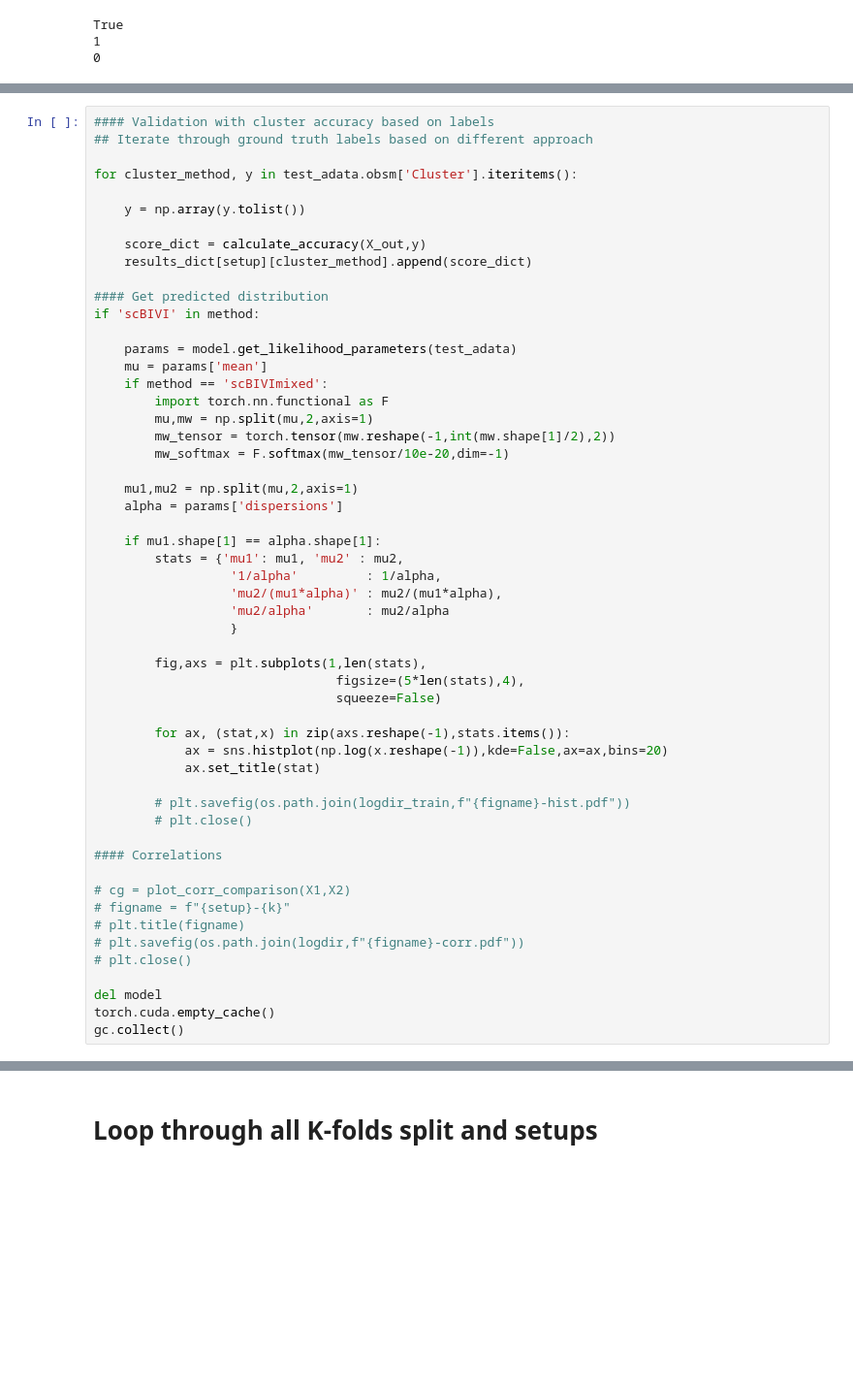
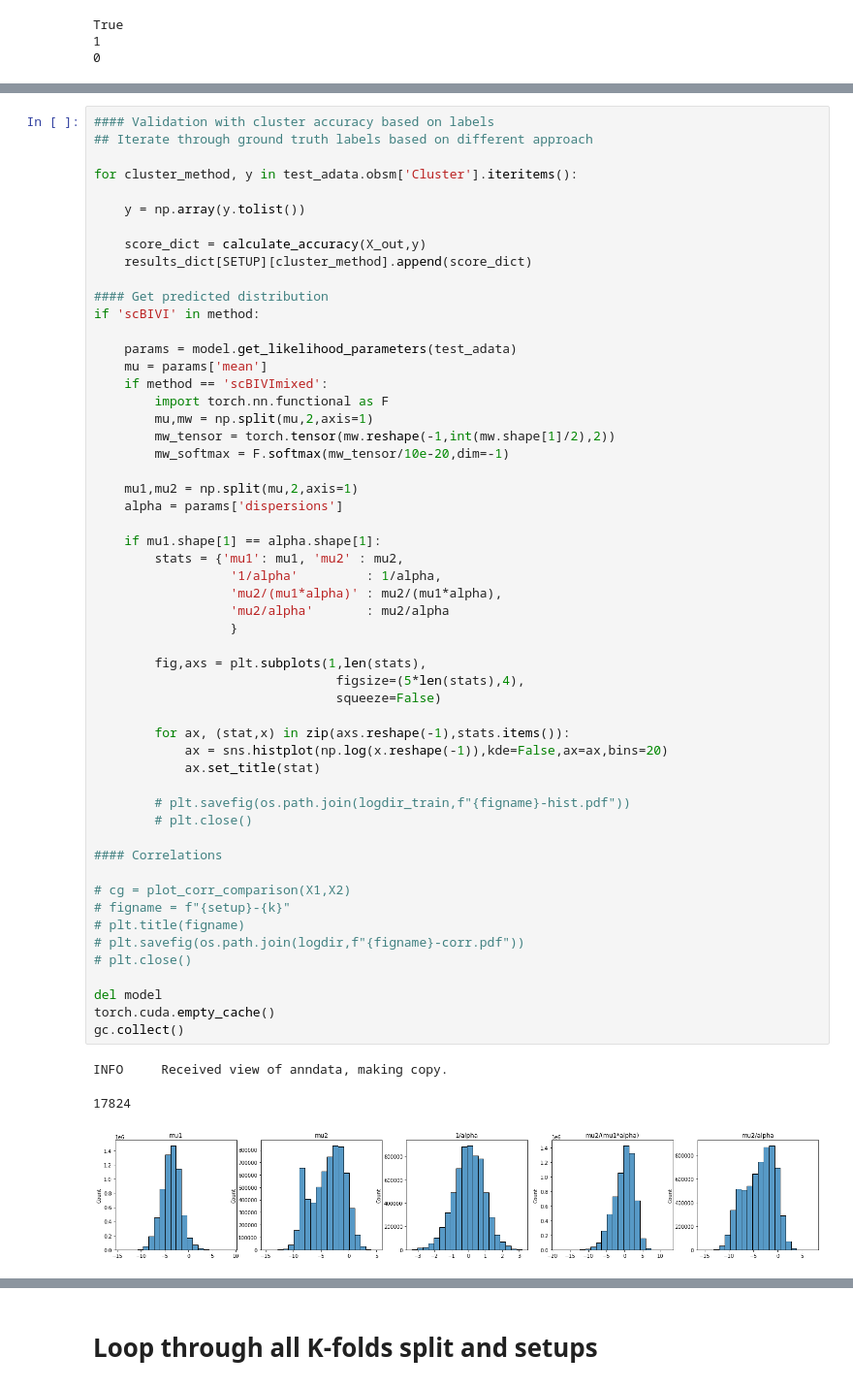
Before and after one commit to pachterlab/CGCCP_2023, a Jupyter notebook: test_colab_ipynb.ipynb, the cells around one changed output, grey strips where cells are left out. Shown at 97% size. Cells and saved outputs as stored; diff of their text form; blank space fills up the shorter version.

```diff
--- a/test_colab_ipynb.ipynb
+++ b/test_colab_ipynb.ipynb
@@ -480,7 +593,7 @@ for cluster_method, y in test_adata.obsm['Cluster'].iteritems():
     y = np.array(y.tolist())
 
     score_dict = calculate_accuracy(X_out,y)
-    results_dict[setup][cluster_method].append(score_dict)
+    results_dict[SETUP][cluster_method].append(score_dict)
 
 #### Get predicted distribution
 if 'scBIVI' in method:
@@ -498,30 +611,34 @@ if 'scBIVI' in method:
 
     if mu1.shape[1] == alpha.shape[1]:
         stats = {'mu1': mu1, 'mu2' : mu2,
                   '1/alpha'         : 1/alpha,
                   'mu2/(mu1*alpha)' : mu2/(mu1*alpha),
                   'mu2/alpha'       : mu2/alpha
                   }
 
         fig,axs = plt.subplots(1,len(stats),
                                 figsize=(5*len(stats),4),
                                 squeeze=False)
 
         for ax, (stat,x) in zip(axs.reshape(-1),stats.items()):
             ax = sns.histplot(np.log(x.reshape(-1)),kde=False,ax=ax,bins=20)
             ax.set_title(stat)
 
         # plt.savefig(os.path.join(logdir_train,f"{figname}-hist.pdf"))
         # plt.close()
 
 #### Correlations
 
 # cg = plot_corr_comparison(X1,X2)
 # figname = f"{setup}-{k}"
 # plt.title(figname)
 # plt.savefig(os.path.join(logdir,f"{figname}-corr.pdf"))
 # plt.close()
 
 del model
 torch.cuda.empty_cache()
 gc.collect()
+# %% [output]
+INFO     Received view of anndata, making copy.
+17824
+[figure, added]
```
Also changed, not shown: parts of 20 cells of this notebook.
